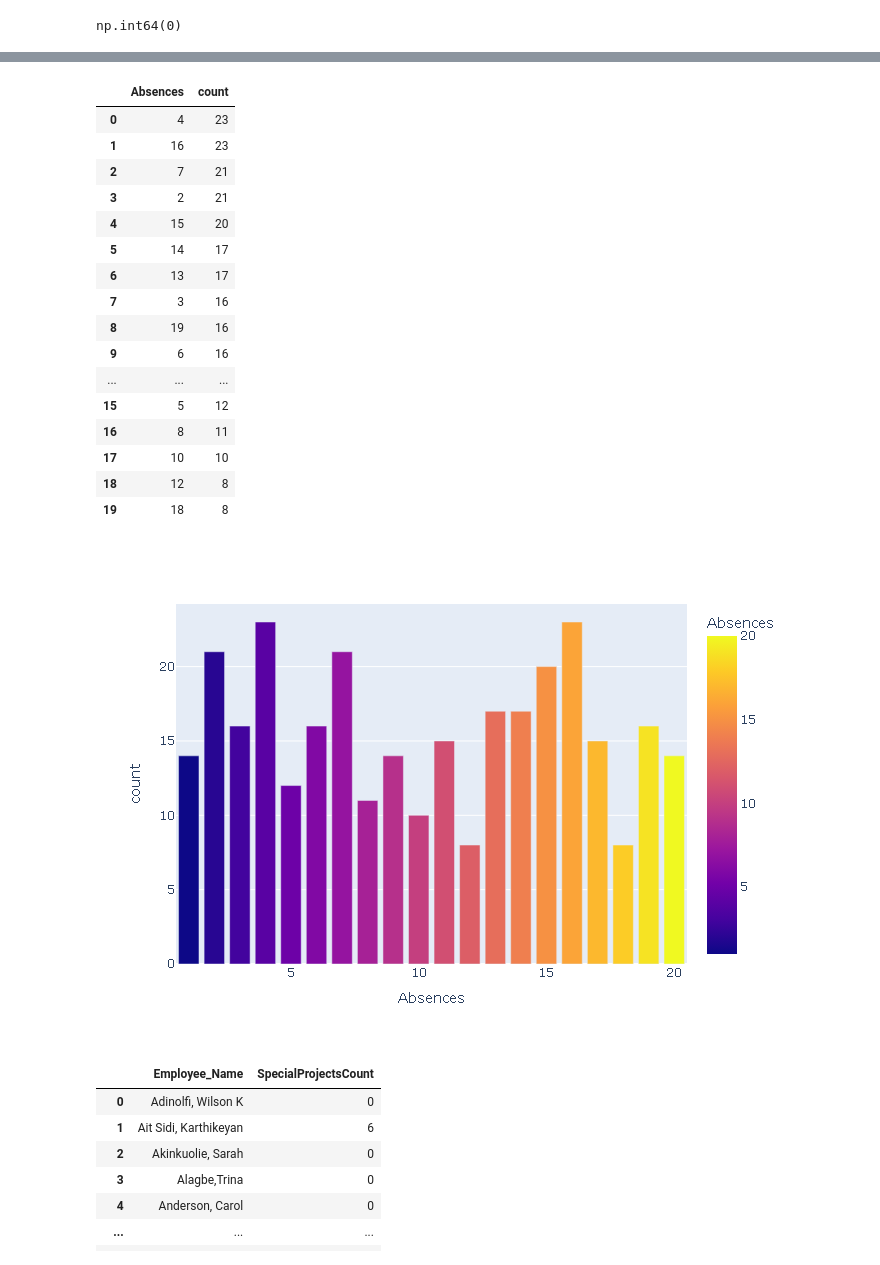
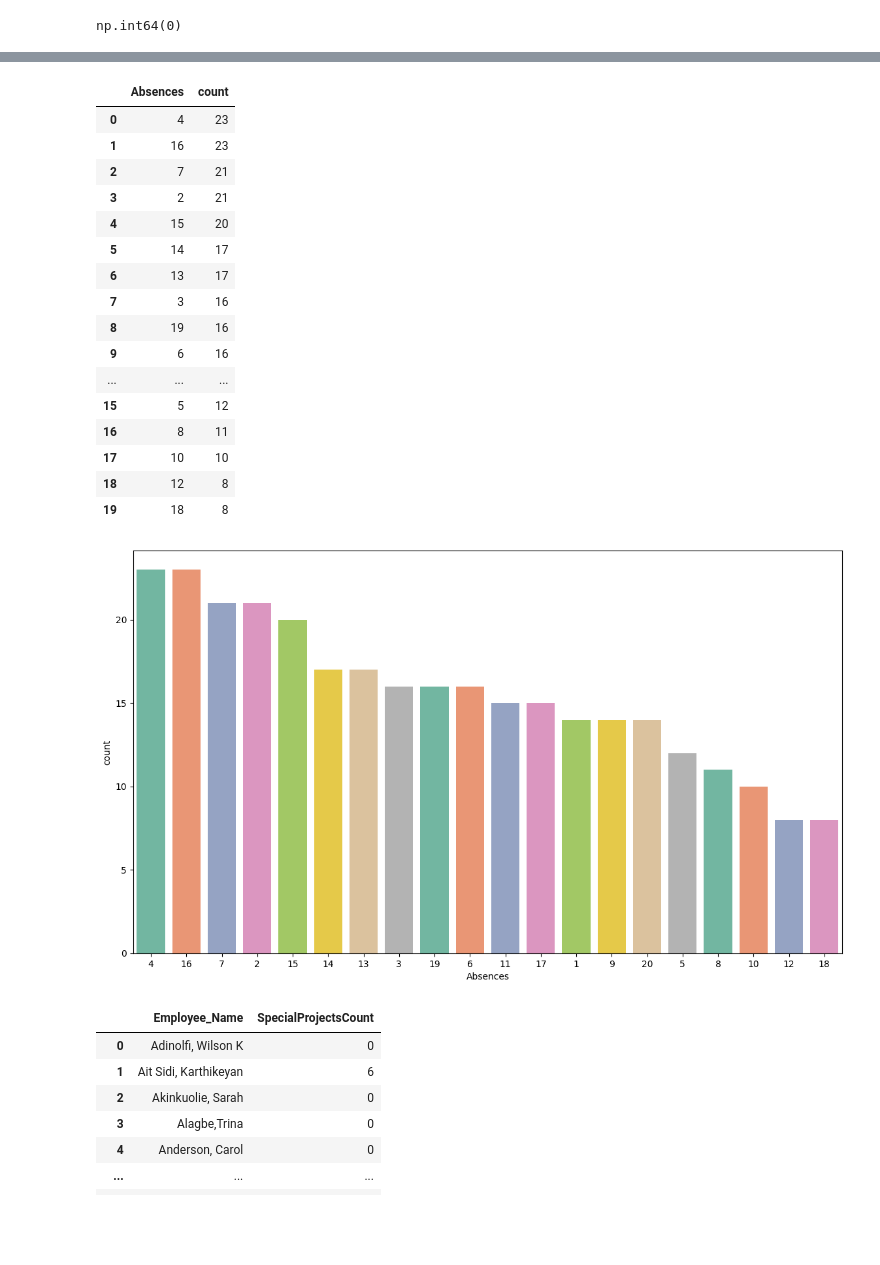
Before and after one commit to vedprakash8721/Abhishek-Data-Science-Portfolio, a Jupyter notebook: ML PW/Module 2 ( EDA exploratory data analysis )/EDA HR ANALYTICS.ipynb, the cells around one changed output, grey strips where cells are left out. Drawn from its saved outputs; the diff is of its cells as text; code cells hidden in the pictures; blank space fills up the shorter version.

```diff
--- a/ML PW/Module 2 ( EDA exploratory data analysis )/EDA HR ANALYTICS.ipynb
+++ b/ML PW/Module 2 ( EDA exploratory data analysis )/EDA HR ANALYTICS.ipynb
@@ -192,34 +204,37 @@ array(['Exceeds', 'Fully Meets', 'Needs Improvement', 'PIP'], dtype=object)
 # %%
 # CHECKING NO OF ABSENCE AND EMPLOYEE
 ab=df['Absences'].value_counts()
 ab=ab.reset_index()
+ab.columns=['Absences','count']
+ab['Absences']=ab['Absences'].astype(str)
 display(ab)
-fig=px.bar(
-    ab,
+plt.figure(figsize=(14,8))
+sns.barplot(
     x='Absences',
     y='count',
-    color='Absences'
+    palette='Set2',
+    data=ab
 )
-fig.show(renderer='png')
+plt.show()
 # %% [output]
 |  | Absences | count |
 | 0 | 4 | 23 |
 | 1 | 16 | 23 |
 | 2 | 7 | 21 |
 | 3 | 2 | 21 |
 | 4 | 15 | 20 |
 | 5 | 14 | 17 |
 | 6 | 13 | 17 |
 | 7 | 3 | 16 |
 | 8 | 19 | 16 |
 | 9 | 6 | 16 |
 | ... | ... | ... |
 | 15 | 5 | 12 |
 | 16 | 8 | 11 |
 | 17 | 10 | 10 |
 | 18 | 12 | 8 |
 | 19 | 18 | 8 |
-[figure, old version]
+[figure, new version]
 # %%
 # SPECIAL PROJECT COUNT
 display(df[['Employee_Name','SpecialProjectsCount']])
```
Also changed, not shown: parts of 3 cells of this notebook.
